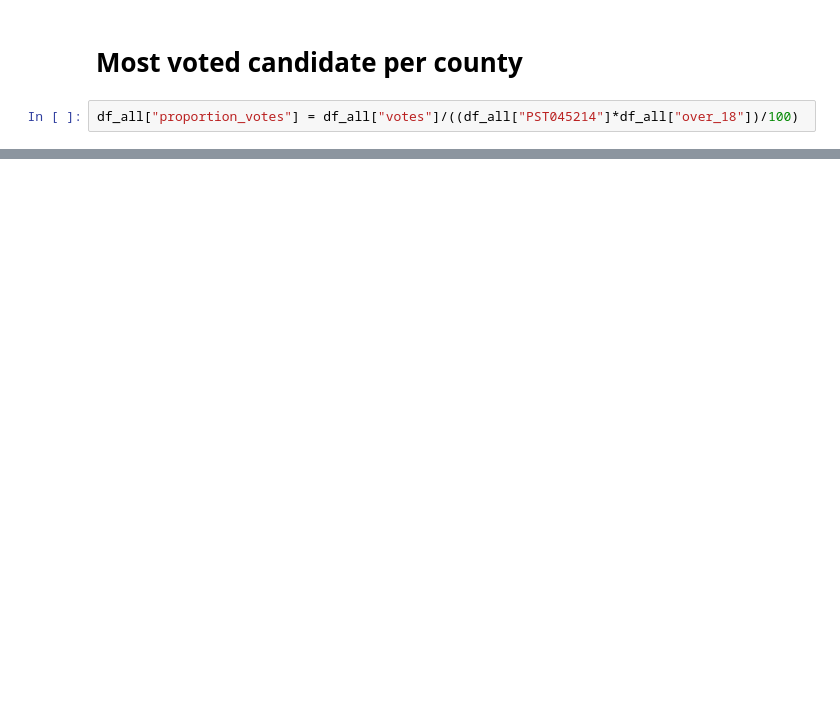
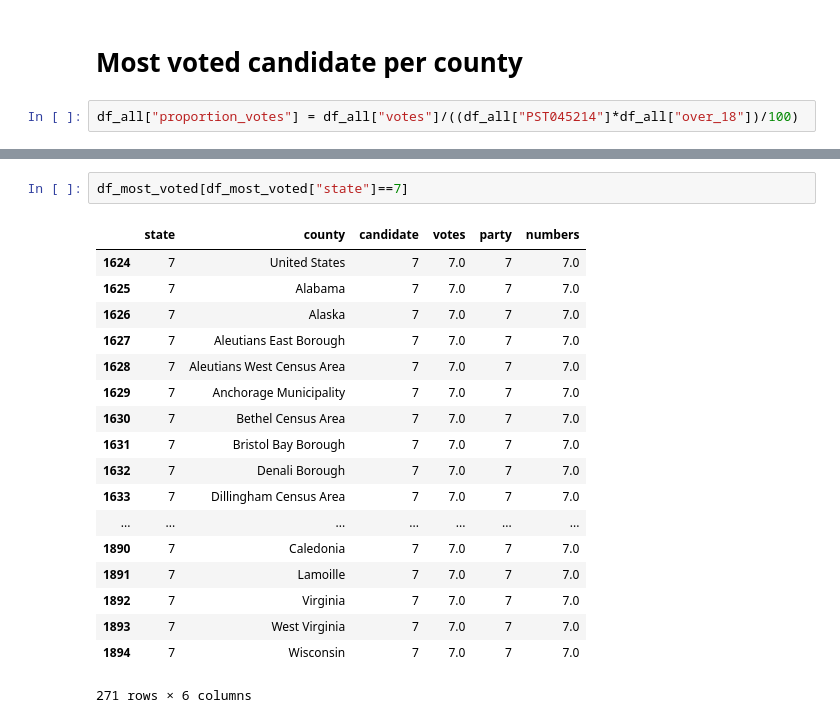
Before and after one commit to alexfcub/Presentation-And-Visualization, a Jupyter notebook: see_the_dataset_exercise_jp.ipynb, the cells around one changed output, grey strips where cells are left out. Cells and saved outputs as stored; diff of their text form; blank space fills up the shorter version.

```diff
--- a/see_the_dataset_exercise_jp.ipynb
+++ b/see_the_dataset_exercise_jp.ipynb
@@ -296,0 +289,21 @@ df_most_voted.to_csv('most_voted.csv')
+# %%
+df_most_voted[df_most_voted["state"]==7]
+# %% [output]
+|  | state | county | candidate | votes | party | numbers |
+| 1624 | 7 | United States | 7 | 7.0 | 7 | 7.0 |
+| 1625 | 7 | Alabama | 7 | 7.0 | 7 | 7.0 |
+| 1626 | 7 | Alaska | 7 | 7.0 | 7 | 7.0 |
+| 1627 | 7 | Aleutians East Borough | 7 | 7.0 | 7 | 7.0 |
+| 1628 | 7 | Aleutians West Census Area | 7 | 7.0 | 7 | 7.0 |
+| 1629 | 7 | Anchorage Municipality | 7 | 7.0 | 7 | 7.0 |
+| 1630 | 7 | Bethel Census Area | 7 | 7.0 | 7 | 7.0 |
+| 1631 | 7 | Bristol Bay Borough | 7 | 7.0 | 7 | 7.0 |
+| 1632 | 7 | Denali Borough | 7 | 7.0 | 7 | 7.0 |
+| 1633 | 7 | Dillingham Census Area | 7 | 7.0 | 7 | 7.0 |
+| ... | ... | ... | ... | ... | ... | ... |
+| 1890 | 7 | Caledonia | 7 | 7.0 | 7 | 7.0 |
+| 1891 | 7 | Lamoille | 7 | 7.0 | 7 | 7.0 |
+| 1892 | 7 | Virginia | 7 | 7.0 | 7 | 7.0 |
+| 1893 | 7 | West Virginia | 7 | 7.0 | 7 | 7.0 |
+| 1894 | 7 | Wisconsin | 7 | 7.0 | 7 | 7.0 |
+271 rows × 6 columns
```
Also changed, not shown: parts of 13 cells of this notebook, 3 other files.
